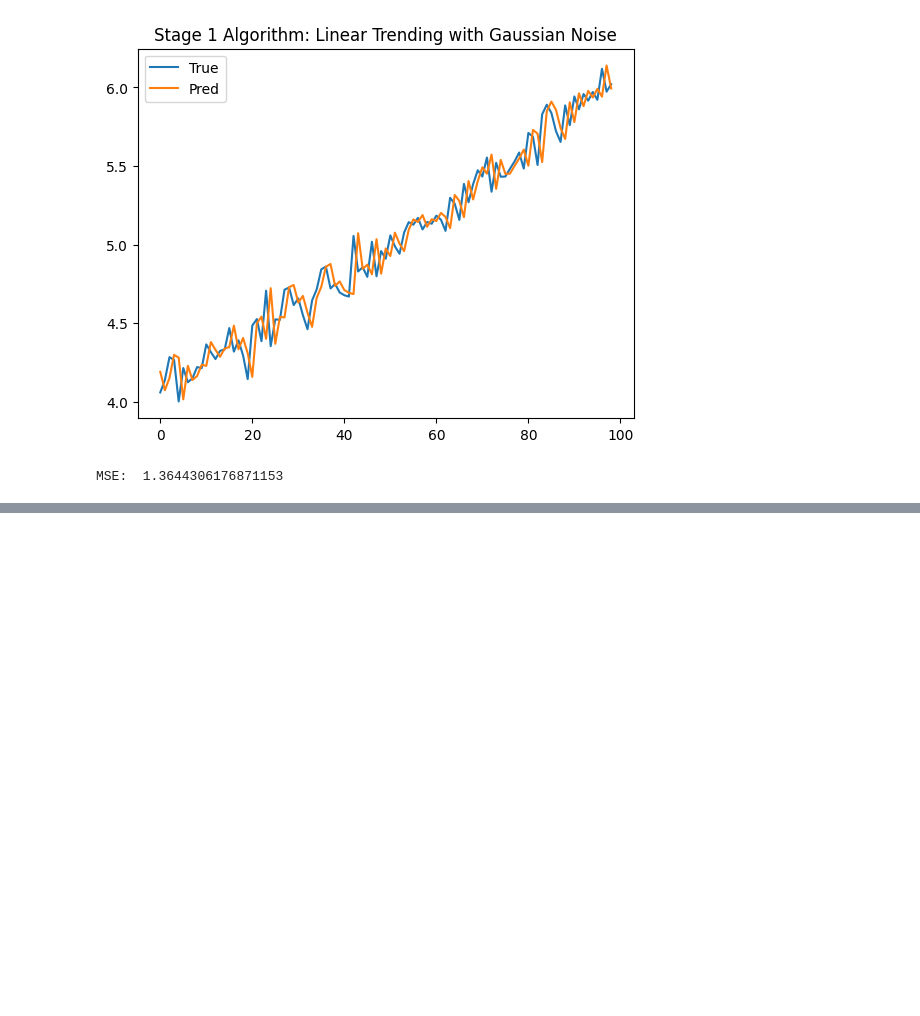
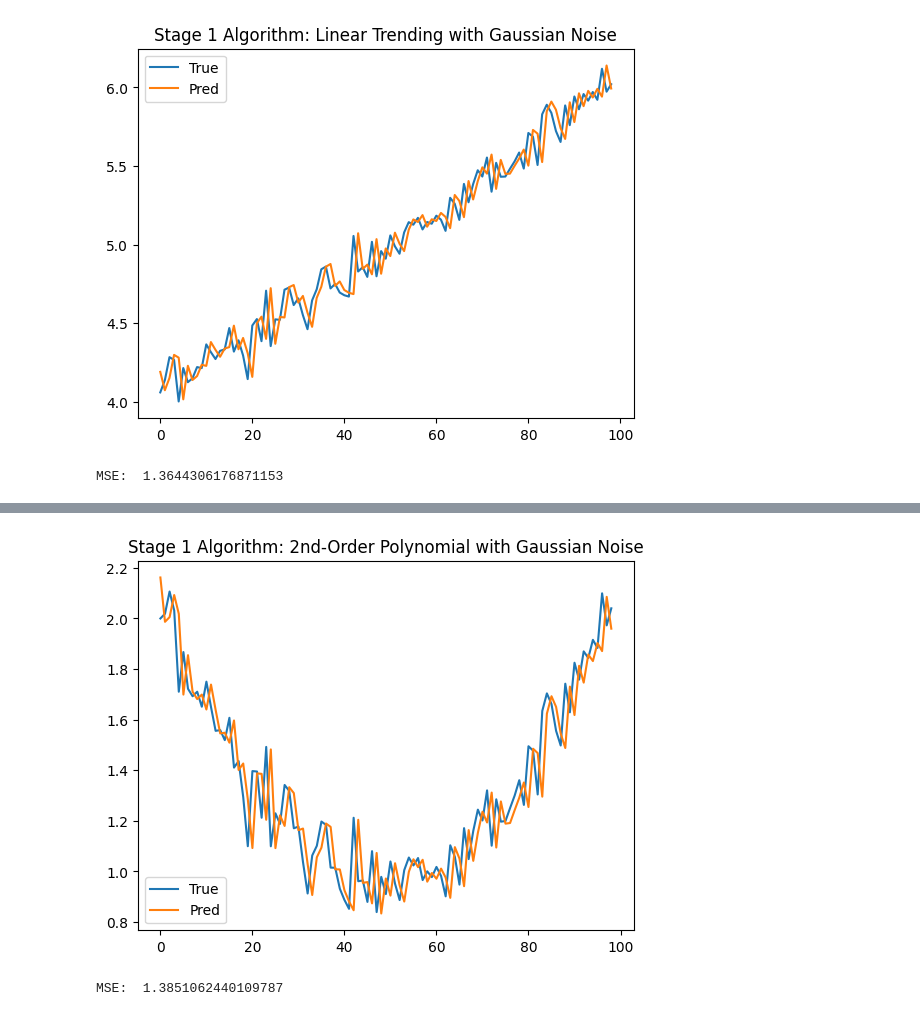
Before and after one commit to chrischris531/fyp, a Jupyter notebook: stage_1_algorithm_notebook.ipynb, the cells around one changed output, grey strips where cells are left out. Cells and saved outputs as stored; diff of their text form; code cells hidden in the pictures; blank space fills up the shorter version.

```diff
--- a/stage_1_algorithm_notebook.ipynb
+++ b/stage_1_algorithm_notebook.ipynb
@@ -102,0 +125,16 @@ MSE:  1.3644306176871153
+# %%
+np.random.seed(0)
+toy_data = toy_datasets.polynomial_with_gaussian_noise(order=2).reshape(-1, 1).T
+x, y = toy_data[:, :-1], toy_data[:, 1:]
+alg.fit(x, y)
+plt.plot(y.flatten(), label="True")
+y_predicted = alg.predict(x)
+plt.plot(y_predicted.flatten(), label="Pred")
+plt.title("Stage 1 Algorithm: 2nd-Order Polynomial with Gaussian Noise")
+plt.legend()
+plt.show()
+accuracy = alg.evaluate(y, y_predicted)
+print("MSE: ", accuracy)
+# %% [output]
+[figure, added]
+MSE:  1.3851062440109787
```
Also changed, not shown: parts of 4 cells of this notebook, 14 other files.
